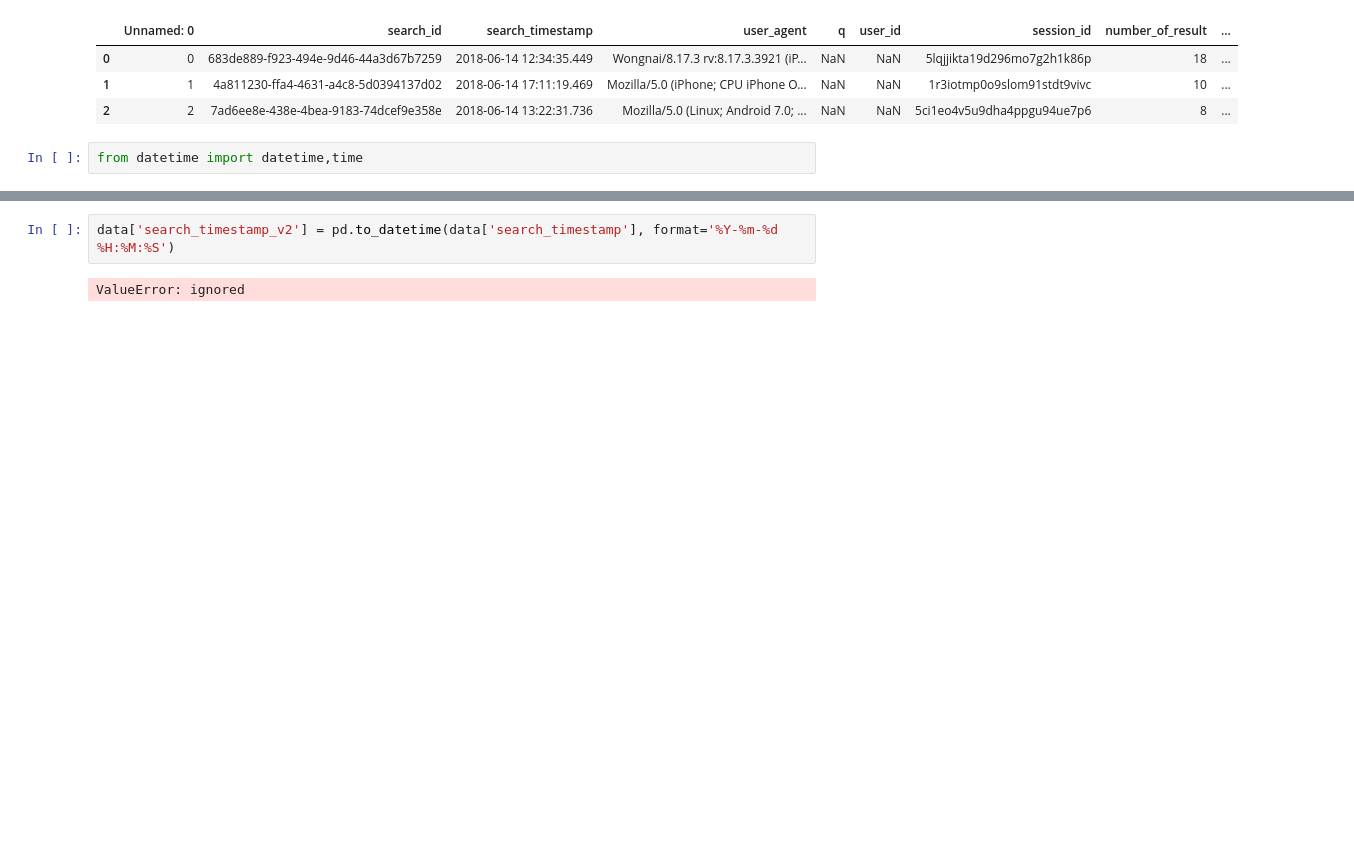
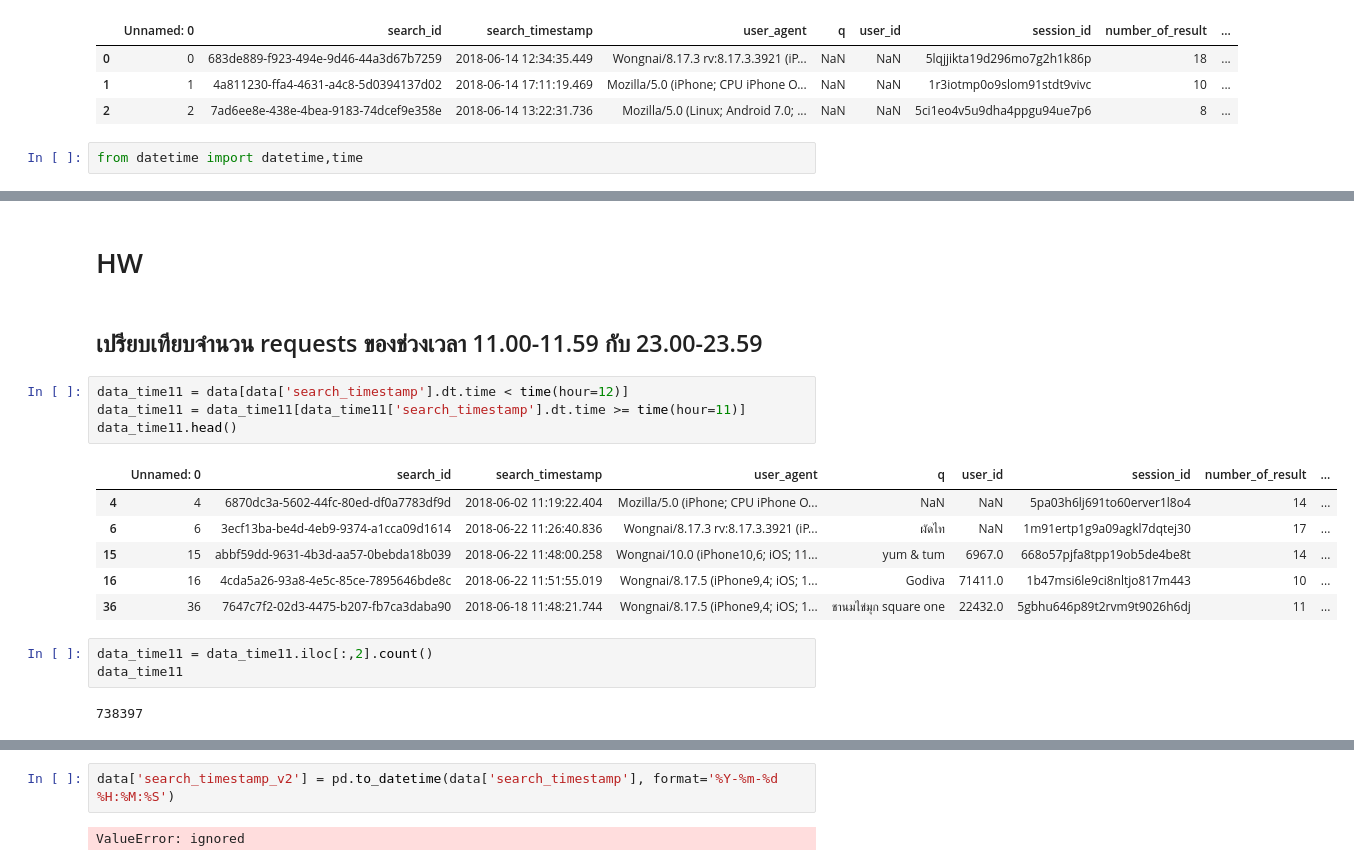
Before and after one commit to Suchirapon/data_viz, a Jupyter notebook: Quiz5(2).ipynb, the cells around one changed output, grey strips where cells are left out. Saved outputs shown, nothing was run; the diff lists cells and outputs as text; blank space fills up the shorter version.

```diff
--- a/Quiz5(2).ipynb
+++ b/Quiz5(2).ipynb
@@ -115,0 +123,20 @@ top_table[top_table['search_timestamp_v2'].dt.time > time(hour=12)]
+# %% [markdown]
+# HW
+# %% [markdown]
+## เปรียบเทียบจำนวน requests ของช่วงเวลา 11.00-11.59 กับ 23.00-23.59
+# %%
+data_time11 = data[data['search_timestamp'].dt.time < time(hour=12)]
+data_time11 = data_time11[data_time11['search_timestamp'].dt.time >= time(hour=11)]
+data_time11.head()
+# %% [output]
+|  | Unnamed: 0 | search_id | search_timestamp | user_agent | q | user_id | session_id | number_of_result | ... |
+| 4 | 4 | 6870dc3a-5602-44fc-80ed-df0a7783df9d | 2018-06-02 11:19:22.404 | Mozilla/5.0 (iPhone; CPU iPhone O... | NaN | NaN | 5pa03h6lj691to60erver1l8o4 | 14 | ... |
+| 6 | 6 | 3ecf13ba-be4d-4eb9-9374-a1cca09d1614 | 2018-06-22 11:26:40.836 | Wongnai/8.17.3 rv:8.17.3.3921 (iP... | ผัดไท | NaN | 1m91ertp1g9a09agkl7dqtej30 | 17 | ... |
+| 15 | 15 | abbf59dd-9631-4b3d-aa57-0bebda18b039 | 2018-06-22 11:48:00.258 | Wongnai/10.0 (iPhone10,6; iOS; 11... | yum & tum | 6967.0 | 668o57pjfa8tpp19ob5de4be8t | 14 | ... |
+| 16 | 16 | 4cda5a26-93a8-4e5c-85ce-7895646bde8c | 2018-06-22 11:51:55.019 | Wongnai/8.17.5 (iPhone9,4; iOS; 1... | Godiva | 71411.0 | 1b47msi6le9ci8nltjo817m443 | 10 | ... |
+| 36 | 36 | 7647c7f2-02d3-4475-b207-fb7ca3daba90 | 2018-06-18 11:48:21.744 | Wongnai/8.17.5 (iPhone9,4; iOS; 1... | ชานมไข่มุก square one | 22432.0 | 5gbhu646p89t2rvm9t9026h6dj | 11 | ... |
+# %%
+data_time11 = data_time11.iloc[:,2].count()
+data_time11
+# %% [output]
+738397
```
Also changed, not shown: parts of 15 cells of this notebook.
